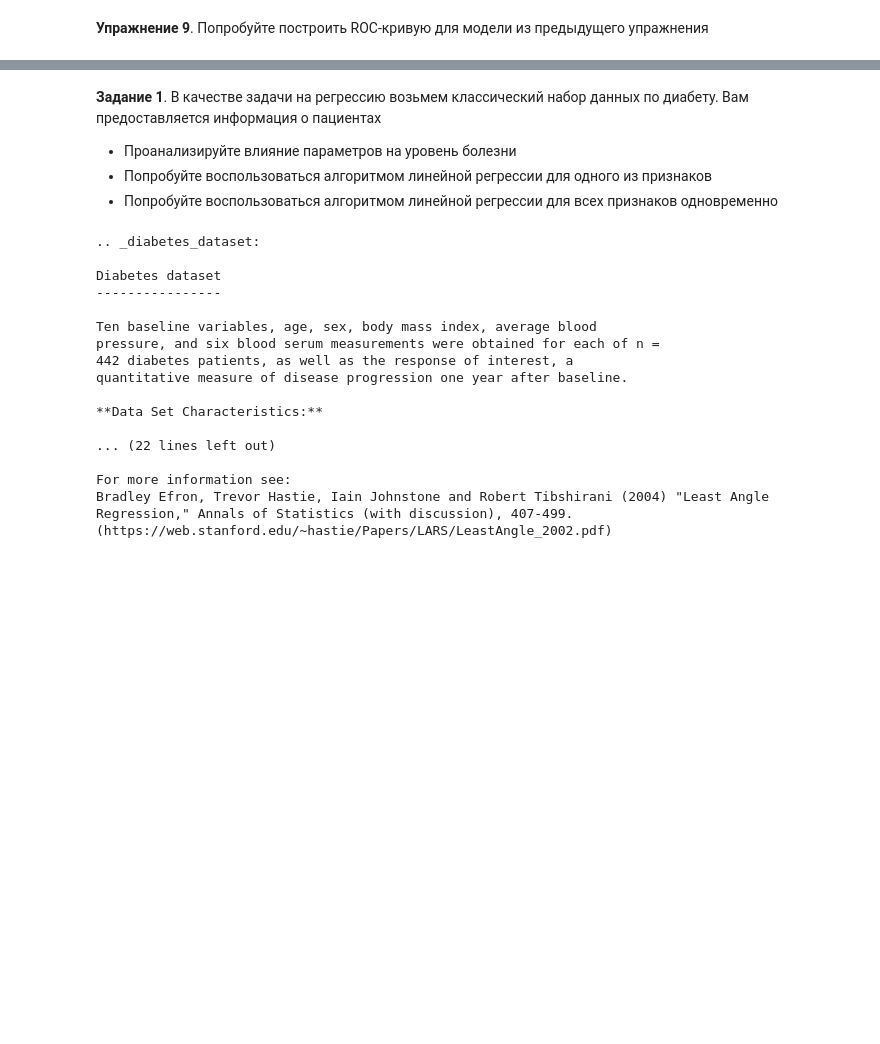
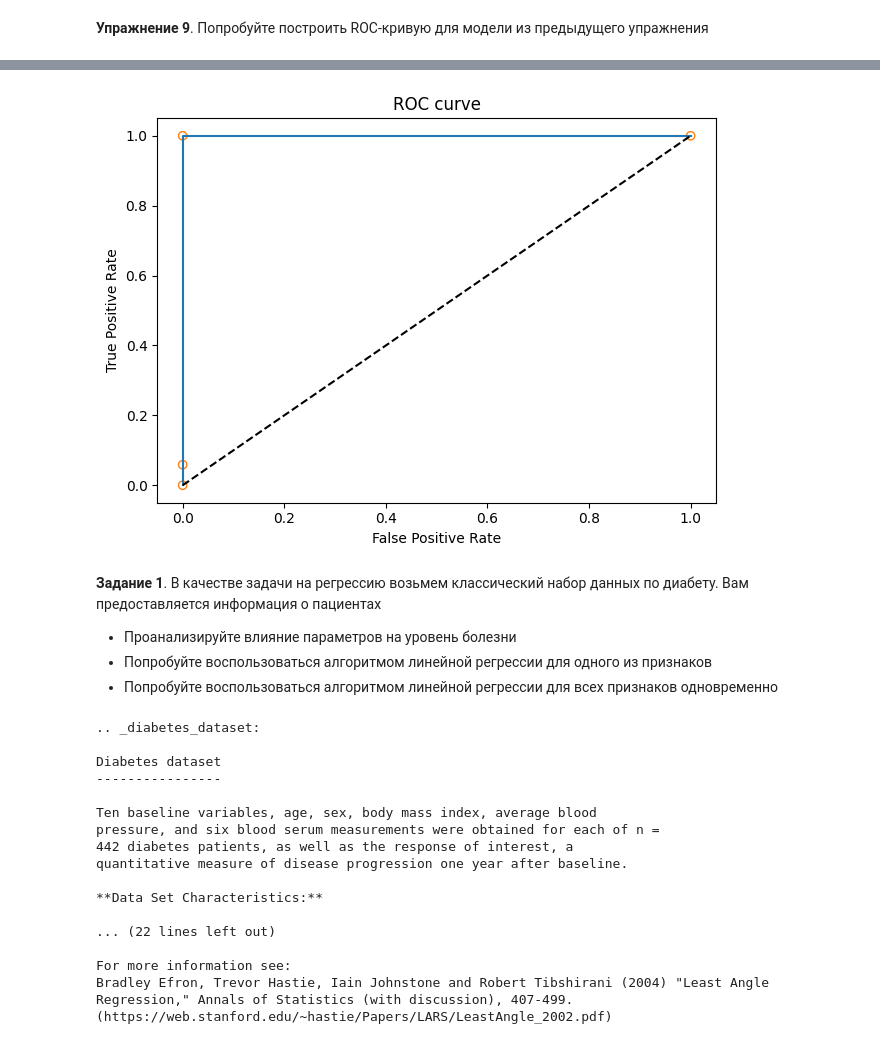
Before and after one commit to otter8sky/mipt_python_1_sem, a Jupyter notebook: 2024_lpr_lab13.ipynb, the cells around one changed output, grey strips where cells are left out. Saved outputs shown, nothing was run; the diff lists cells and outputs as text; code cells hidden in the pictures; blank space fills up the shorter version.

```diff
--- a/2024_lpr_lab13.ipynb
+++ b/2024_lpr_lab13.ipynb
@@ -849,3 +875,15 @@ Confussion matrix:
+# %%
+fpr, tpr, treshold = roc_curve(y_true=y_test, y_score=model_logreg.predict_proba(X_test)[:, 1])
+
+plt.scatter(fpr, tpr, facecolors="none", edgecolors="C1")
+plt.step(fpr, tpr)
+plt.plot([0, 1], [0, 1], linestyle="--", color="black")
+plt.xlabel('False Positive Rate')
+plt.ylabel('True Positive Rate')
+plt.title('ROC curve')
+plt.tight_layout()
+# %% [output]
+[figure, added]
 # %% [markdown]
 **Задание 1**. В качестве задачи на регрессию возьмем классический набор данных по диабету. Вам предоставляется информация о пациентах
 - Проанализируйте влияние параметров на уровень болезни
```
Also changed, not shown: parts of 25 cells of this notebook.
